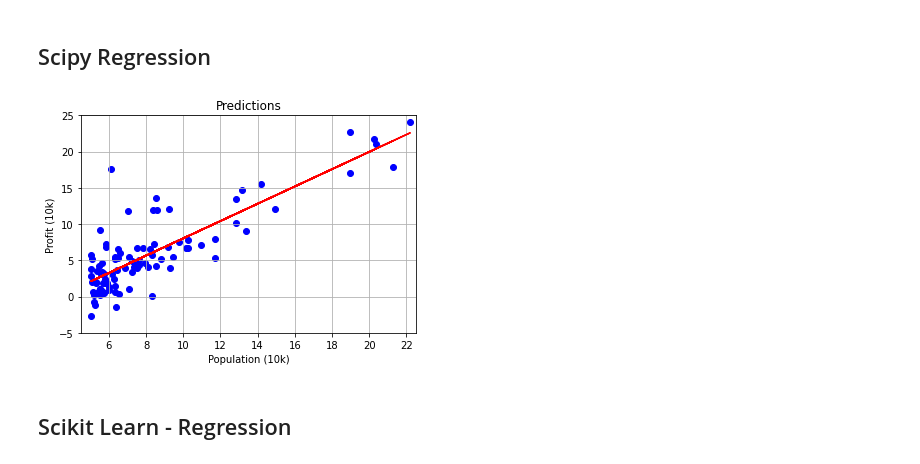
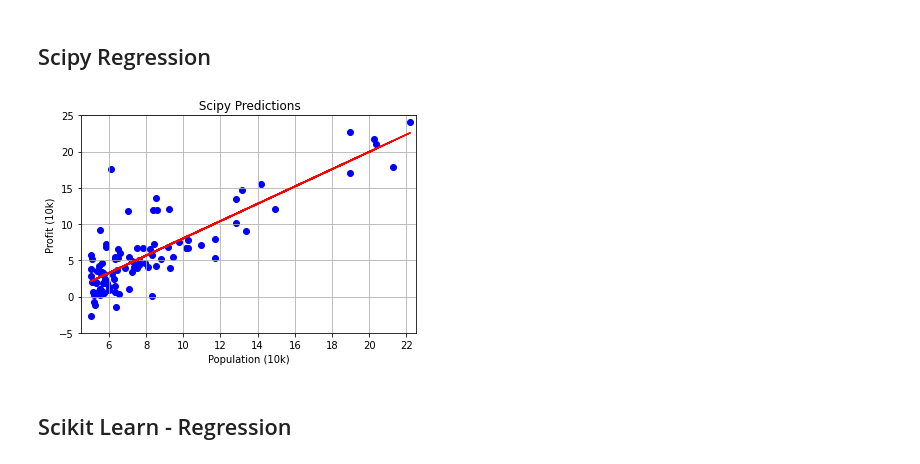
Before and after one commit to SimonDuperray/ai_FoodTrucks, a Jupyter notebook: FoodTruck.ipynb, the cells around one changed output. Cells and saved outputs as stored; diff of their text form; code cells hidden in the pictures.

```diff
--- a/FoodTruck.ipynb
+++ b/FoodTruck.ipynb
@@ -48,16 +48,16 @@ def predict(X):
 # %%
 axes = plt.axes()
 axes.grid()
-plt.title("Predictions")
+plt.title(" Scipy Predictions")
 plt.plot(X, predict(X), c='r')
 plt.scatter(X, y, c='b')
 plt.xlabel('Population (10k)')
 plt.ylabel('Profit (10k)')
 plt.xlim((4.5, 22.5))
 plt.ylim((-5, 25))
 plt.show()
 # %% [output]
-[figure, old version]
+[figure, new version]
 # %% [markdown]
 <h2>Scikit Learn - Regression</h2>
 # %%
```
Also changed, not shown: parts of 5 cells of this notebook, 2 other files.
